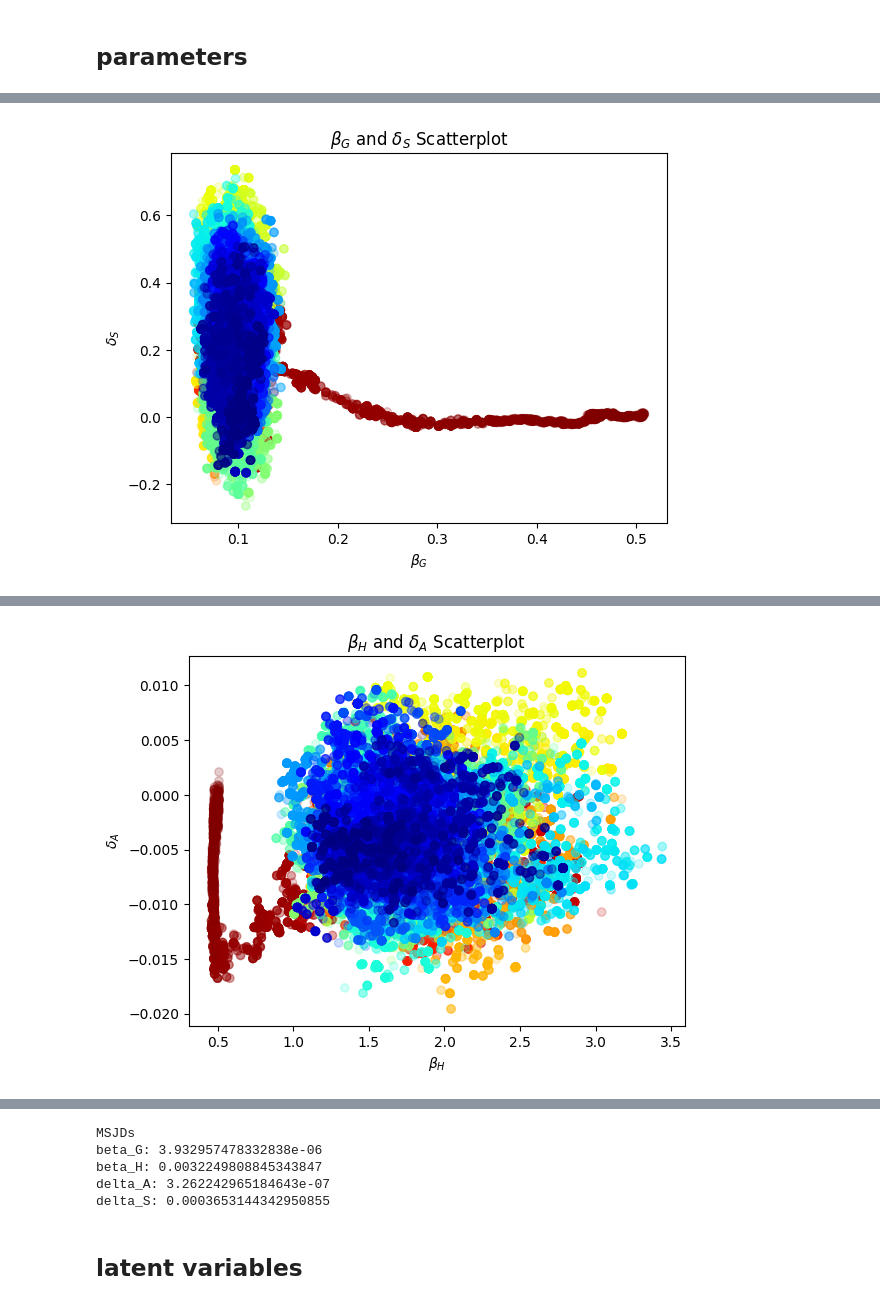
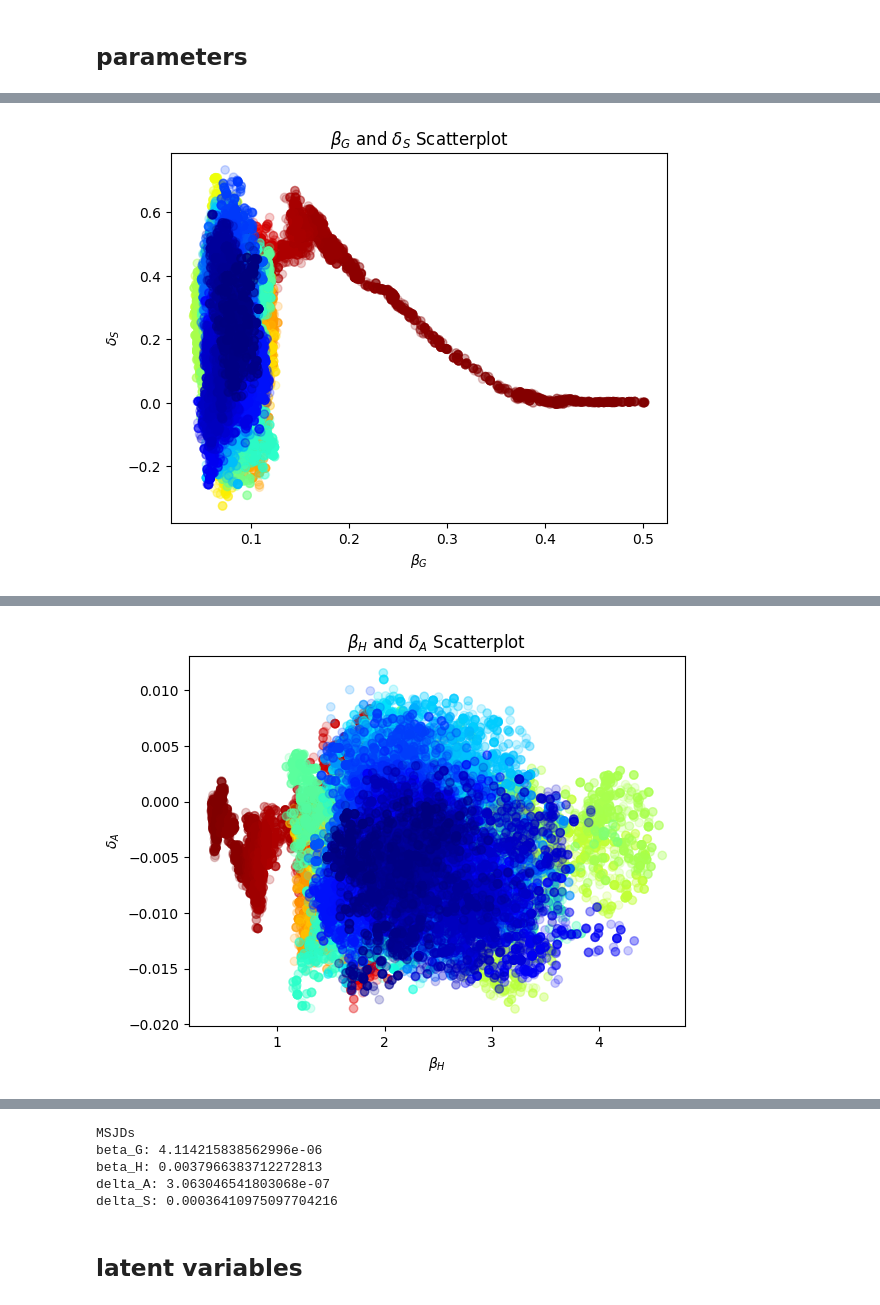
Before and after one commit to neilljn/AntiDOTE_Methods, a Jupyter notebook: experiments/sim_study_block/results.ipynb, the cells around one changed output, grey strips where cells are left out. Saved outputs shown, nothing was run; the diff lists cells and outputs as text; code cells hidden in the pictures.

```diff
--- a/experiments/sim_study_block/results.ipynb
+++ b/experiments/sim_study_block/results.ipynb
@@ -459,6 +461,6 @@ delta_S: [-0.07170096  0.22390743  0.50702119]
 # %%
 # importing the saved run of theta
-MCMC_noncentred_theta = zarr.open('./MCMC_output/theta.zarr', mode='r')
+MCMC_noncentred_theta = zarr.open('../../../luna/AntiDOTE_Methods/experiments/sim_study_block/MCMC_output/theta.zarr', mode='r')
 
 # correlation plot of beta_G vs delta_A
 plt.scatter(MCMC_noncentred_theta[:,0],MCMC_noncentred_theta[:,2],alpha=0.2,color=plt.cm.jet(np.linspace(1,0,K)))
@@ -524 +526 @@ del(MCMC_noncentred_theta)
-[figure, old version]
+[figure, new version]
@@ -526 +528 @@ del(MCMC_noncentred_theta)
-[figure, old version]
+[figure, new version]
@@ -530,6 +532,6 @@ del(MCMC_noncentred_theta)
 # %%
 # importing the saved run of theta
-MCMC_noncentred_theta = zarr.open('./MCMC_output/theta.zarr', mode='r')
+MCMC_noncentred_theta = zarr.open('../../../luna/AntiDOTE_Methods/experiments/sim_study_block/MCMC_output/theta.zarr', mode='r')
 
 # calculating MSJD
 MSJD_beta_G = (np.sum((MCMC_noncentred_theta[1:,0] - MCMC_noncentred_theta[:-1,0])**2) + (theta_start[0]-MCMC_noncentred_theta[0,0])**2)/K
@@ -548,10 +550,10 @@ print("delta_S:", MSJD_delta_S)
 del(MCMC_noncentred_theta)
 # %% [output]
 MSJDs
-beta_G: 3.932957478332838e-06
-beta_H: 0.0032249808845343847
-delta_A: 3.262242965184643e-07
-delta_S: 0.0003653144342950855
+beta_G: 4.114215838562996e-06
+beta_H: 0.0037966383712272813
+delta_A: 3.063046541803068e-07
+delta_S: 0.00036410975097704216
 # %% [markdown]
 ## latent variables
 # %%
```
Also changed, not shown: parts of 19 cells of this notebook, 56 other files.
